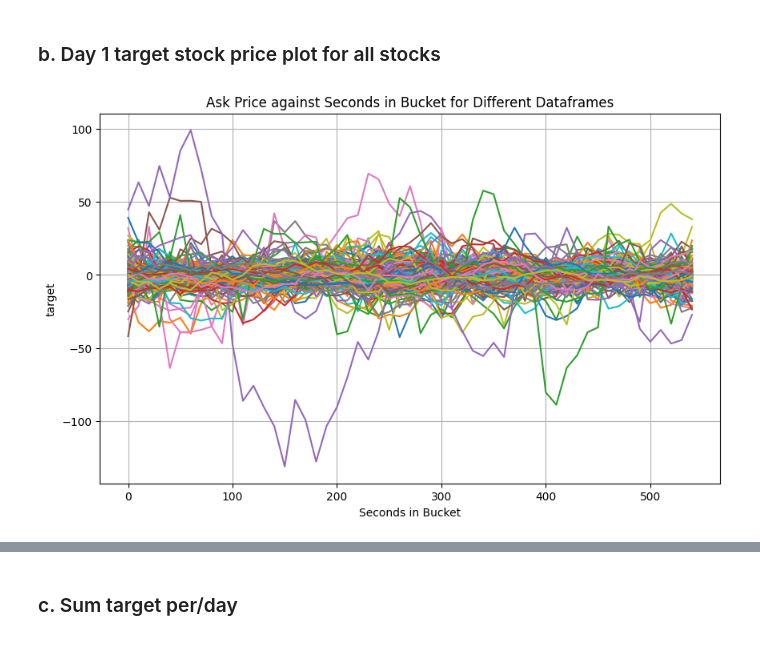
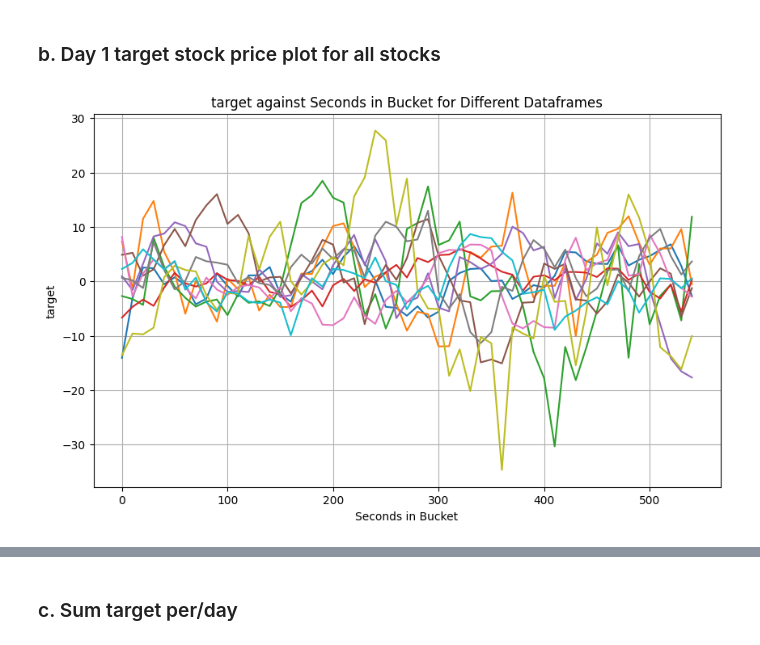
Before and after one commit to LucasTexier/Optiver_challenge, a Jupyter notebook: Optiver_challenge.ipynb, the cells around one changed output, grey strips where cells are left out. Drawn from its saved outputs; the diff is of its cells as text; code cells hidden in the pictures.

```diff
--- a/Optiver_challenge.ipynb
+++ b/Optiver_challenge.ipynb
@@ -163,16 +163,16 @@ plt.show()
 # %%
 
 plt.figure(figsize=(10, 6))  # Create a figure to hold the plots
 
-for i in range(len(groupes)):
+for i in range(len(groupes)-190):
     a = groupes[i][groupes[i]['date_id'] == 1]
     plt.plot( a['seconds_in_bucket'],a['target'], label=f'Dataframe {i}')  # Plot ask_price against seconds_in_bucket
 
 plt.xlabel('Seconds in Bucket')
 plt.ylabel('target')
-plt.title('Ask Price against Seconds in Bucket for Different Dataframes')
+plt.title('target against Seconds in Bucket for Different Dataframes')
 #plt.legend()  # Show the legend for different dataframes
 plt.grid(True)
 plt.show()
 # %% [output]
-[figure, old version]
+[figure, new version]
```
Also changed, not shown: parts of 10 cells of this notebook.
